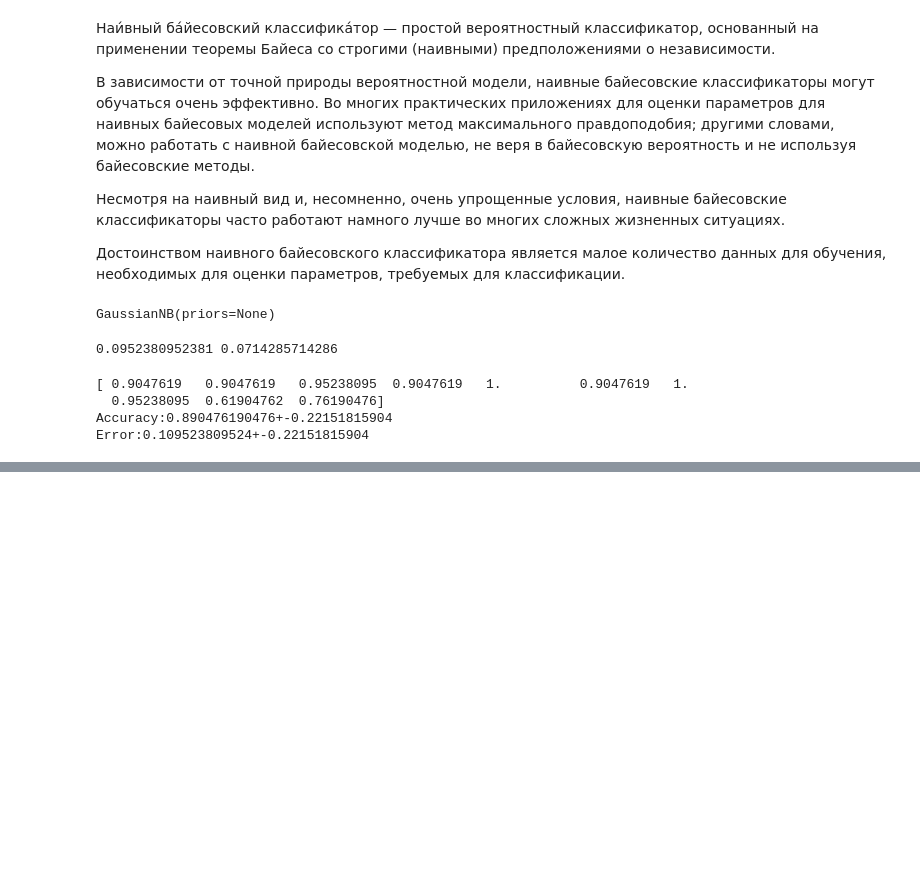
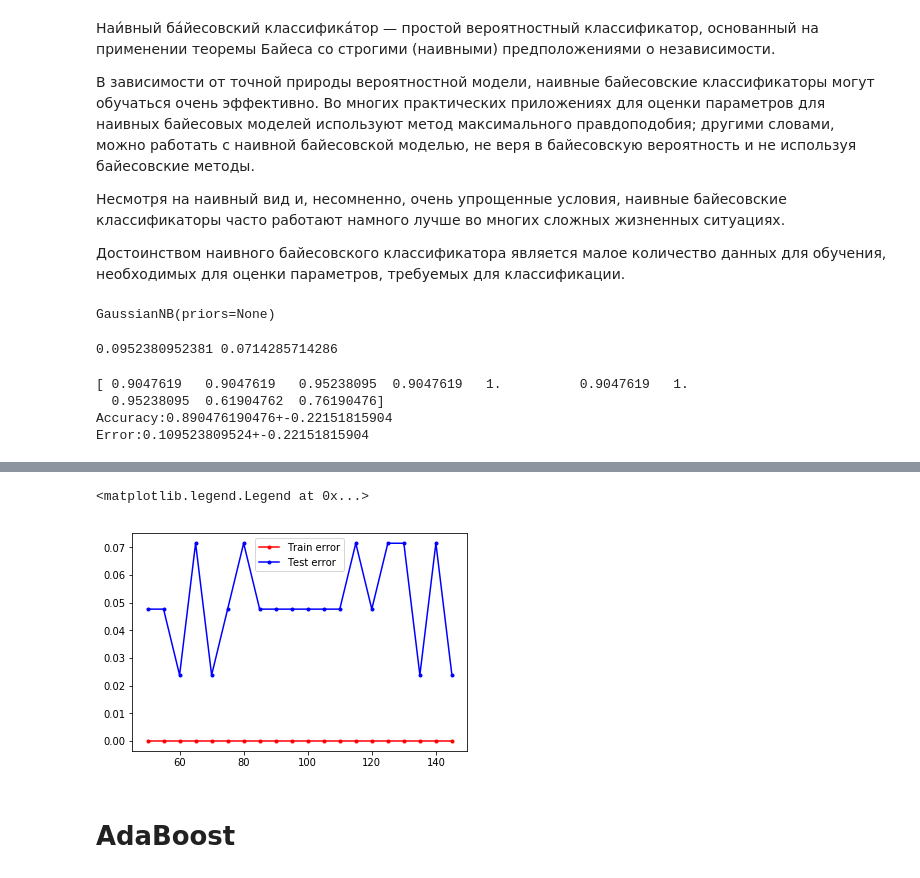
Before and after one commit to krist311/ML, a Jupyter notebook: 2509/2509.ipynb, the cells around one changed output, grey strips where cells are left out. Drawn from its saved outputs; the diff is of its cells as text; code cells hidden in the pictures; blank space fills up the shorter version.

```diff
--- a/2509/2509.ipynb
+++ b/2509/2509.ipynb
@@ -485,0 +530,17 @@ Error:0.109523809524+-0.22151815904
+# %%
+err_train = []
+err_test = []
+for n_estimators in range(50, 150, 5):
+    model = RandomForestClassifier(n_estimators=n_estimators, max_depth = 20, criterion="gini", n_jobs = 2).fit(x_train, y_train)
+    y_train_pred = model.predict(x_train)
+    y_test_pred = model.predict(x_test)
+    err_train.append(np.mean(y_train_pred != y_train))
+    err_test.append(np.mean(y_test_pred != y_test))
+plt.plot(range(50, 150, 5), err_train, '.-r', label = 'Train error')
+plt.plot(range(50, 150, 5), err_test, '.-b', label = 'Test error')
+plt.legend(loc = 'best')
+# %% [output]
+<matplotlib.legend.Legend at 0x...>
+[figure, added]
+# %% [markdown]
+# AdaBoost
```
Also changed, not shown: parts of 21 cells of this notebook.
